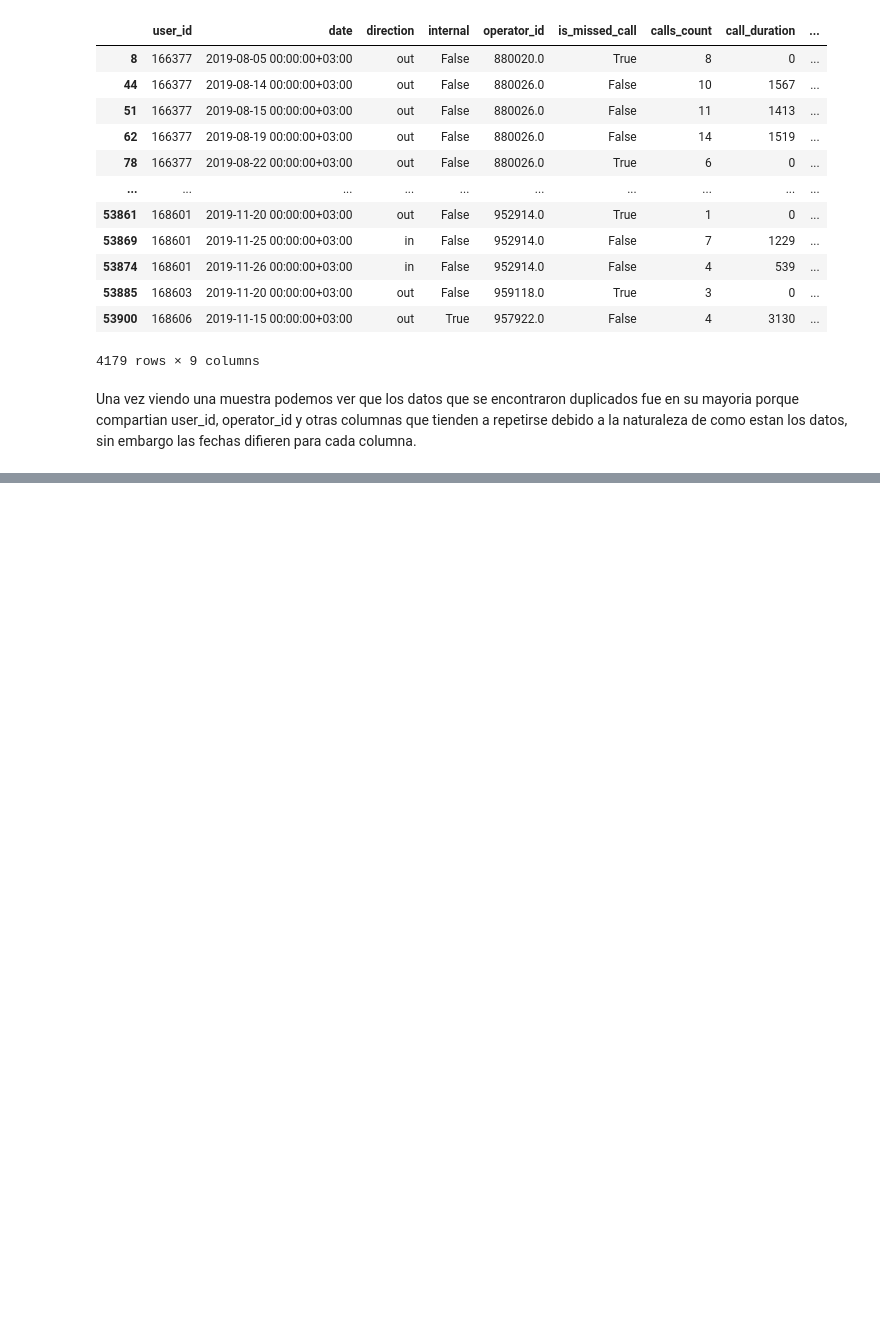
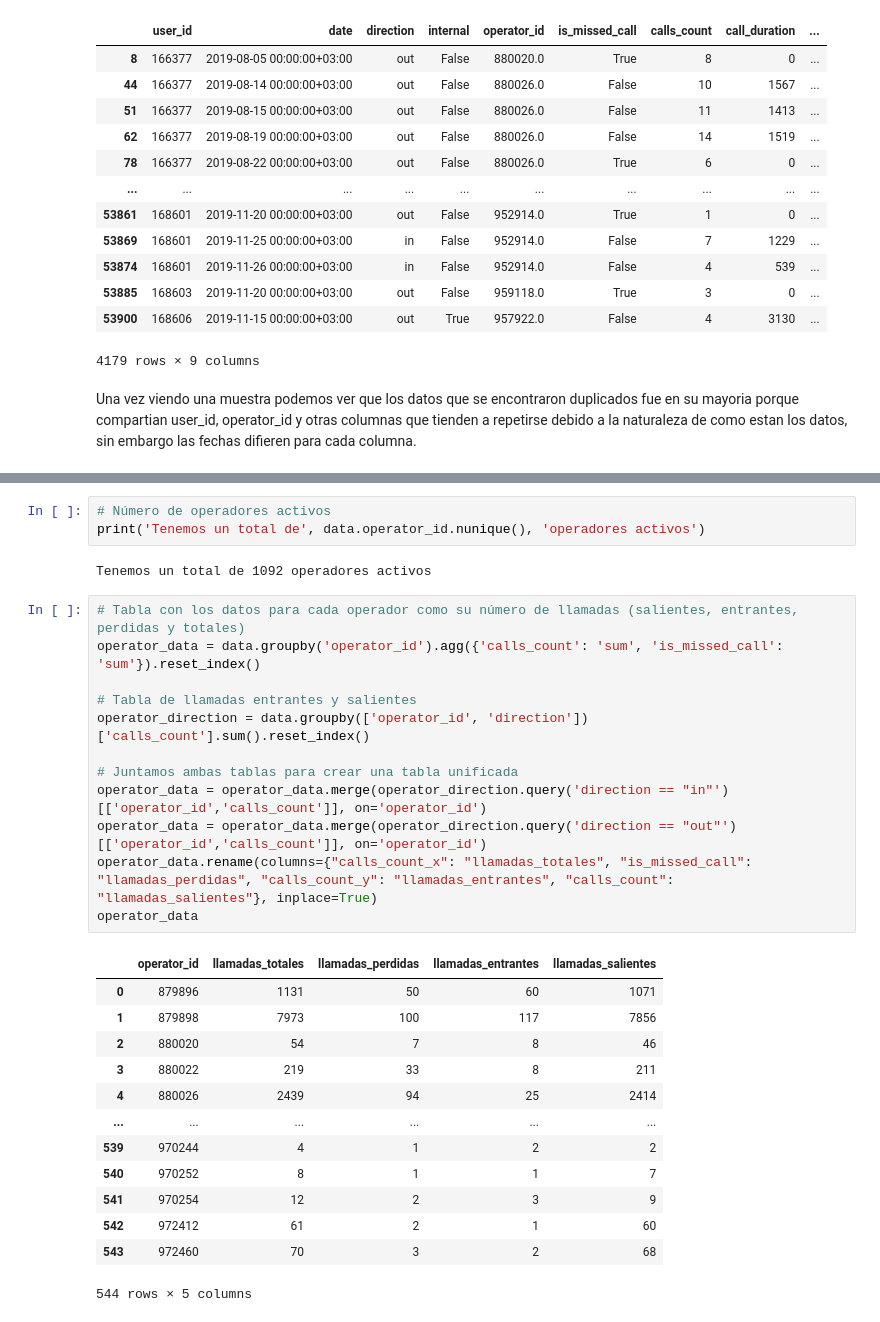
Before and after one commit to ApoloCode/proyecto_final, a Jupyter notebook: proyecto_final/proyecto_final.ipynb, the cells around one changed output, grey strips where cells are left out. Cells and saved outputs as stored; diff of their text form; blank space fills up the shorter version.

```diff
--- a/proyecto_final/proyecto_final.ipynb
+++ b/proyecto_final/proyecto_final.ipynb
@@ -360,0 +411,31 @@ Una vez viendo una muestra podemos ver que los datos que se encontraron duplicad
+# %%
+# Número de operadores activos
+print('Tenemos un total de', data.operator_id.nunique(), 'operadores activos')
+# %% [output]
+Tenemos un total de 1092 operadores activos
+# %%
+# Tabla con los datos para cada operador como su número de llamadas (salientes, entrantes, perdidas y totales)
+operator_data = data.groupby('operator_id').agg({'calls_count': 'sum', 'is_missed_call': 'sum'}).reset_index()
+
+# Tabla de llamadas entrantes y salientes
+operator_direction = data.groupby(['operator_id', 'direction'])['calls_count'].sum().reset_index()
+
+# Juntamos ambas tablas para crear una tabla unificada
+operator_data = operator_data.merge(operator_direction.query('direction == "in"')[['operator_id','calls_count']], on='operator_id')
+operator_data = operator_data.merge(operator_direction.query('direction == "out"')[['operator_id','calls_count']], on='operator_id')
+operator_data.rename(columns={"calls_count_x": "llamadas_totales", "is_missed_call": "llamadas_perdidas", "calls_count_y": "llamadas_entrantes", "calls_count": "llamadas_salientes"}, inplace=True)
+operator_data
+# %% [output]
+|  | operator_id | llamadas_totales | llamadas_perdidas | llamadas_entrantes | llamadas_salientes |
+| 0 | 879896 | 1131 | 50 | 60 | 1071 |
+| 1 | 879898 | 7973 | 100 | 117 | 7856 |
+| 2 | 880020 | 54 | 7 | 8 | 46 |
+| 3 | 880022 | 219 | 33 | 8 | 211 |
+| 4 | 880026 | 2439 | 94 | 25 | 2414 |
+| ... | ... | ... | ... | ... | ... |
+| 539 | 970244 | 4 | 1 | 2 | 2 |
+| 540 | 970252 | 8 | 1 | 1 | 7 |
+| 541 | 970254 | 12 | 2 | 3 | 9 |
+| 542 | 972412 | 61 | 2 | 1 | 60 |
+| 543 | 972460 | 70 | 3 | 2 | 68 |
+544 rows × 5 columns
```
Also changed, not shown: parts of 32 cells of this notebook.
